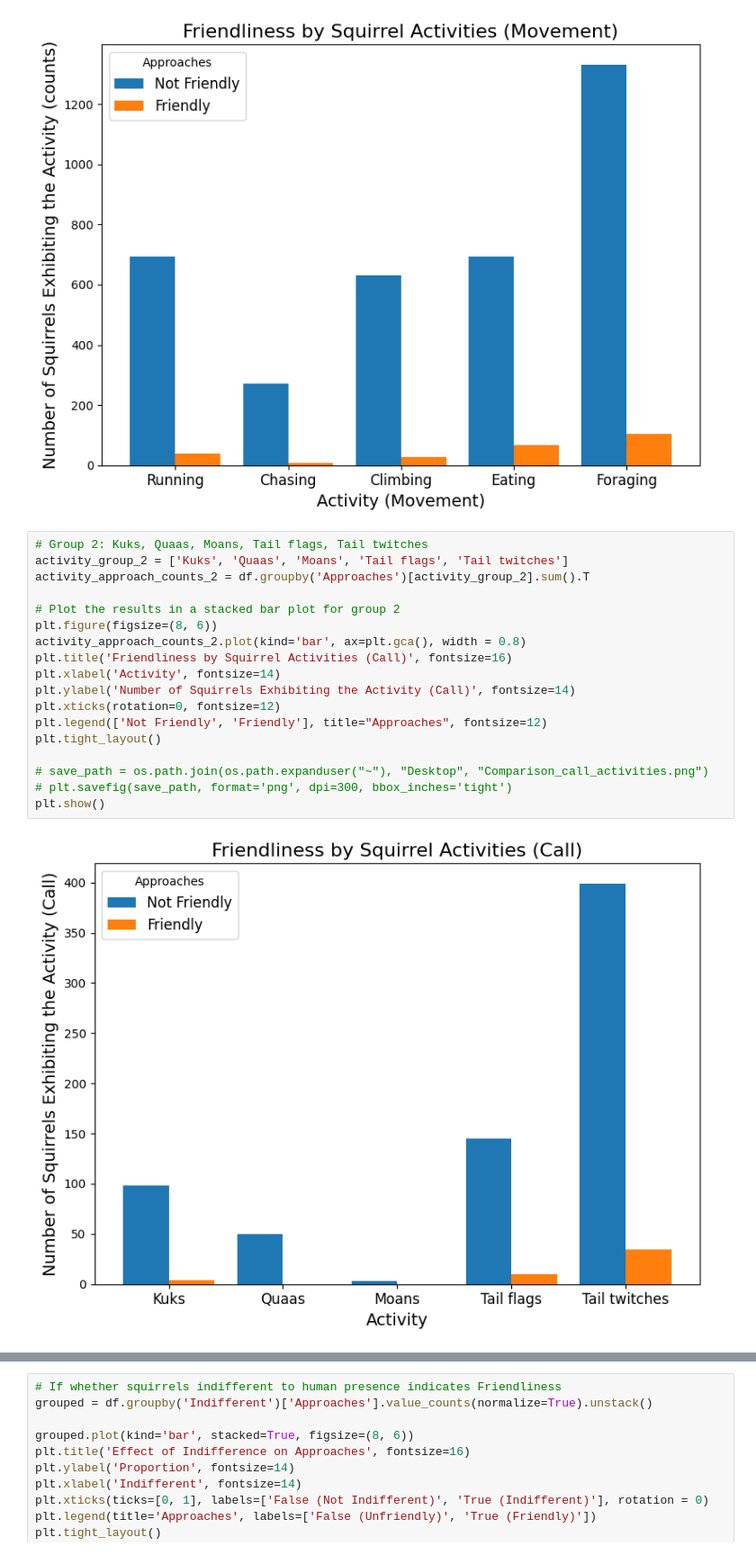
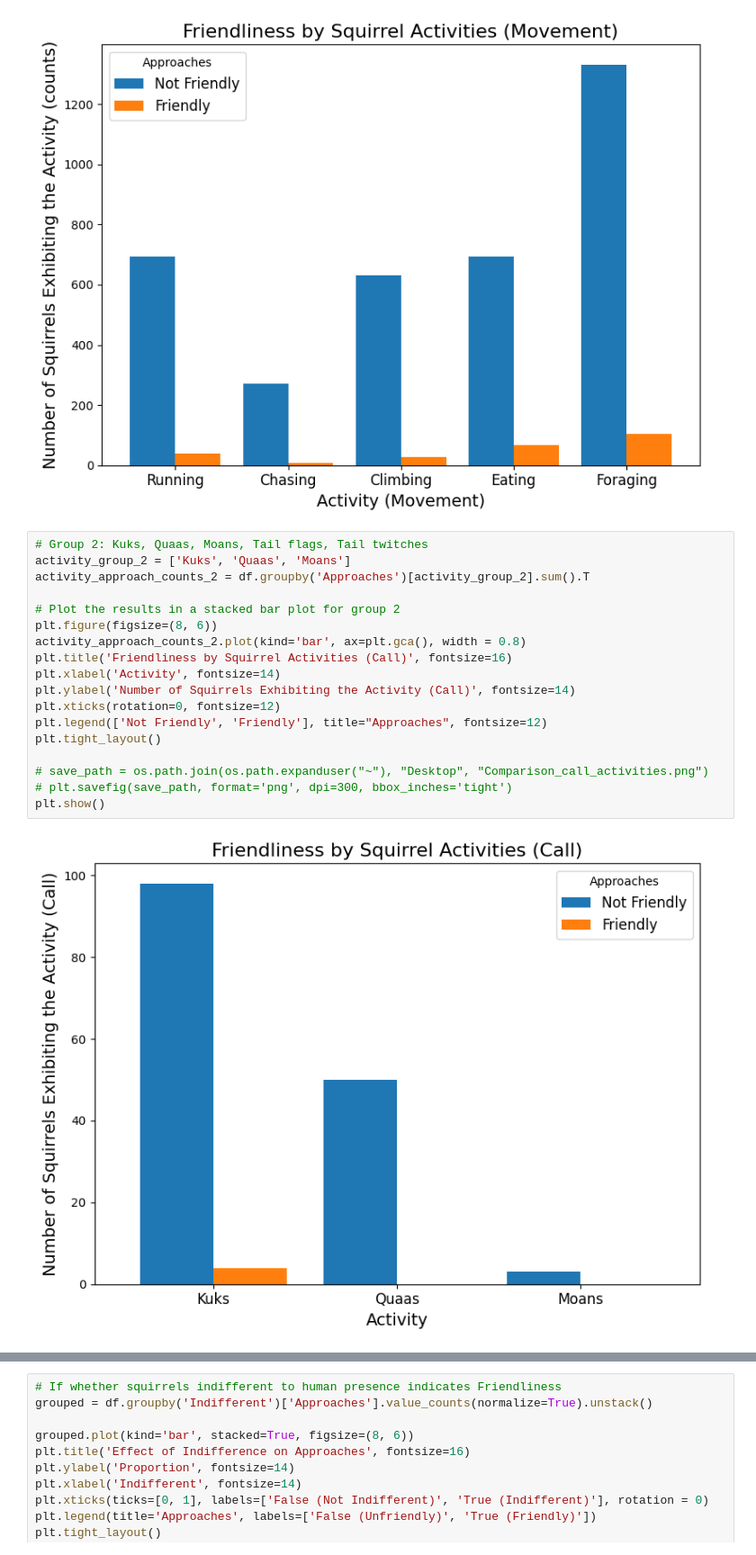
Before and after one commit to xiaoke-song/1030project_squirrels, a Jupyter notebook: src/friendly_squirrel.ipynb, the cells around one changed output, grey strips where cells are left out. Shown at 90% size. Saved outputs shown, nothing was run; the diff lists cells and outputs as text.

```diff
--- a/src/friendly_squirrel.ipynb
+++ b/src/friendly_squirrel.ipynb
@@ -483,21 +483,21 @@ plt.show()
 [figure]
 # %%
 # Group 2: Kuks, Quaas, Moans, Tail flags, Tail twitches
-activity_group_2 = ['Kuks', 'Quaas', 'Moans', 'Tail flags', 'Tail twitches']
+activity_group_2 = ['Kuks', 'Quaas', 'Moans']
 activity_approach_counts_2 = df.groupby('Approaches')[activity_group_2].sum().T
 
 # Plot the results in a stacked bar plot for group 2
 plt.figure(figsize=(8, 6))
 activity_approach_counts_2.plot(kind='bar', ax=plt.gca(), width = 0.8)
 plt.title('Friendliness by Squirrel Activities (Call)', fontsize=16)
 plt.xlabel('Activity', fontsize=14)
 plt.ylabel('Number of Squirrels Exhibiting the Activity (Call)', fontsize=14)
 plt.xticks(rotation=0, fontsize=12)
 plt.legend(['Not Friendly', 'Friendly'], title="Approaches", fontsize=12)
 plt.tight_layout()
 
 # save_path = os.path.join(os.path.expanduser("~"), "Desktop", "Comparison_call_activities.png")
 # plt.savefig(save_path, format='png', dpi=300, bbox_inches='tight')
 plt.show()
 # %% [output]
-[figure, old version]
+[figure, new version]
```
Also changed, not shown: parts of 1 cell of this notebook, 4 other files.
